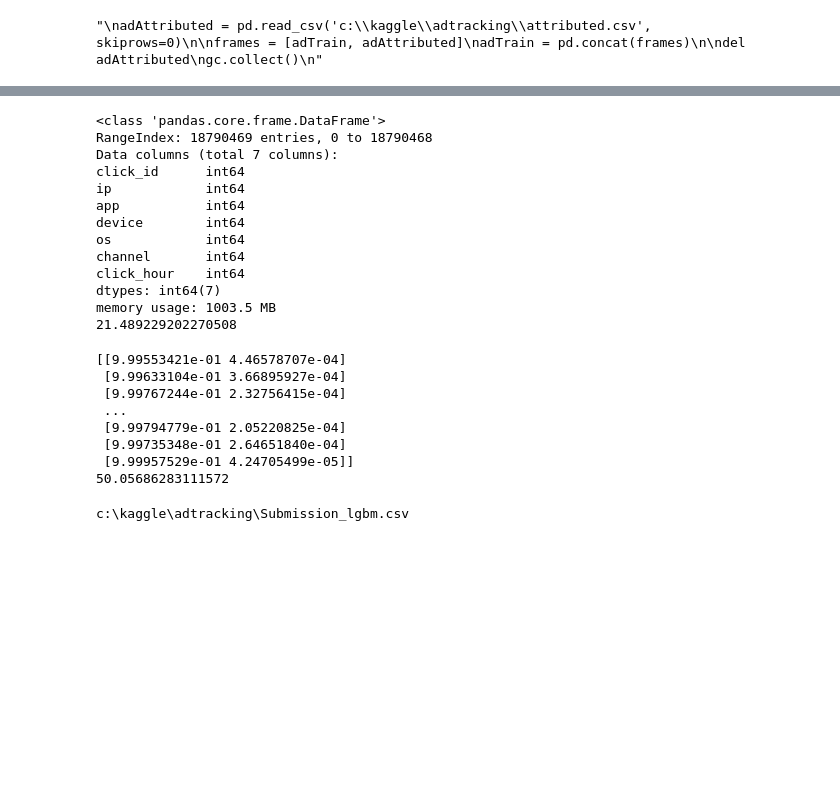
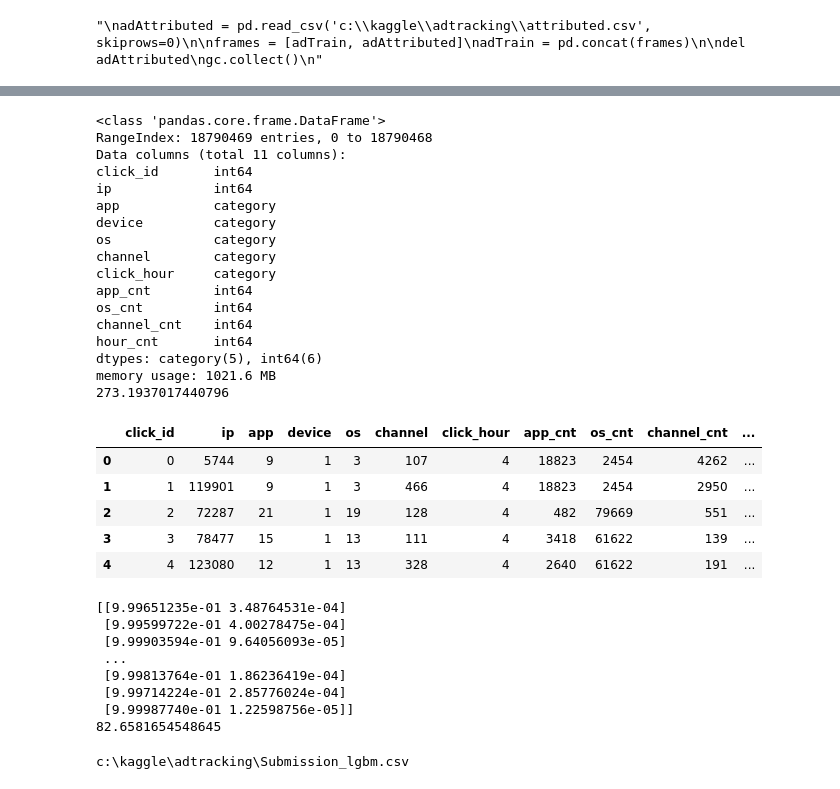
Before and after one commit to richardcysun/Machine-Learning, a Jupyter notebook: Kaggle/AdTracking/AdTracking_LGBM.ipynb, the cells around one changed output, grey strips where cells are left out. Drawn from its saved outputs; the diff is of its cells as text; code cells hidden in the pictures; blank space fills up the shorter version.

```diff
--- a/Kaggle/AdTracking/AdTracking_LGBM.ipynb
+++ b/Kaggle/AdTracking/AdTracking_LGBM.ipynb
@@ -129,6 +252,18 @@ adTest = pd.read_csv('c:\\kaggle\\adtracking\\test.csv')
 adTest['click_time'] = pd.to_datetime(adTest['click_time'])
 adTest['click_hour'] = adTest['click_time'].dt.hour
 adTest.drop(['click_time'], axis=1, inplace=True)
+adTest['app_cnt'] = adTest['app'].apply(replaceApp)
+#adTest['device_cnt'] = adTest['device'].apply(replaceDevice)
+adTest['os_cnt'] = adTest['os'].apply(replaceOS)
+adTest['channel_cnt'] = adTest['channel'].apply(replaceChannel)
+adTest['hour_cnt'] = adTest['click_hour'].apply(countHour)
+
+adTest['app'] = adTest['app'].astype('category')
+adTest['device'] = adTest['device'].astype('category')
+adTest['os'] = adTest['os'].astype('category')
+adTest['channel'] = adTest['channel'].astype('category')
+adTest['click_hour'] = adTest['click_hour'].astype('category')
+
 gc.collect()
 
 adTest.info()
@@ -137,34 +272,48 @@ print(time.time()- st)
 # %% [output]
 <class 'pandas.core.frame.DataFrame'>
 RangeIndex: 18790469 entries, 0 to 18790468
-Data columns (total 7 columns):
-click_id      int64
-ip            int64
-app           int64
-device        int64
-os            int64
-channel       int64
-click_hour    int64
-dtypes: int64(7)
-memory usage: 1003.5 MB
-21.489229202270508
+Data columns (total 11 columns):
+click_id       int64
+ip             int64
+app            category
+device         category
+os             category
+channel        category
+click_hour     category
+app_cnt        int64
+os_cnt         int64
+channel_cnt    int64
+hour_cnt       int64
+dtypes: category(5), int64(6)
+memory usage: 1021.6 MB
+273.1937017440796
+# %%
+adTest.head()
+# %% [output]
+|  | click_id | ip | app | device | os | channel | click_hour | app_cnt | os_cnt | channel_cnt | ... |
+| 0 | 0 | 5744 | 9 | 1 | 3 | 107 | 4 | 18823 | 2454 | 4262 | ... |
+| 1 | 1 | 119901 | 9 | 1 | 3 | 466 | 4 | 18823 | 2454 | 2950 | ... |
+| 2 | 2 | 72287 | 21 | 1 | 19 | 128 | 4 | 482 | 79669 | 551 | ... |
+| 3 | 3 | 78477 | 15 | 1 | 13 | 111 | 4 | 3418 | 61622 | 139 | ... |
+| 4 | 4 | 123080 | 12 | 1 | 13 | 328 | 4 | 2640 | 61622 | 191 | ... |
 # %%
 st = time.time()
 
-ad_test = adTest[['ip', 'app', 'device', 'os', 'channel', 'click_hour']]
+#ad_test = adTest[['ip', 'app', 'device', 'os', 'channel', 'app_cnt', 'device_cnt', 'os_cnt', 'channel_cnt', 'click_hour']]
+ad_test = adTest[['ip', 'app', 'device', 'os', 'channel', 'app_cnt', 'os_cnt', 'channel_cnt', 'hour_cnt']]
 
 ad_test_predict = mdl.predict_proba(ad_test)
 print(ad_test_predict)
 print(time.time()- st)
 # %% [output]
-[[9.99553421e-01 4.46578707e-04]
- [9.99633104e-01 3.66895927e-04]
- [9.99767244e-01 2.32756415e-04]
+[[9.99651235e-01 3.48764531e-04]
+ [9.99599722e-01 4.00278475e-04]
+ [9.99903594e-01 9.64056093e-05]
  ...
- [9.99794779e-01 2.05220825e-04]
- [9.99735348e-01 2.64651840e-04]
- [9.99957529e-01 4.24705499e-05]]
-50.05686283111572
+ [9.99813764e-01 1.86236419e-04]
+ [9.99714224e-01 2.85776024e-04]
+ [9.99987740e-01 1.22598756e-05]]
+82.6581654548645
 # %%
 submit_file = 'c:\\kaggle\\adtracking\\Submission_lgbm.csv'
 print(submit_file)
```
Also changed, not shown: parts of 9 cells of this notebook, 1 other file.
